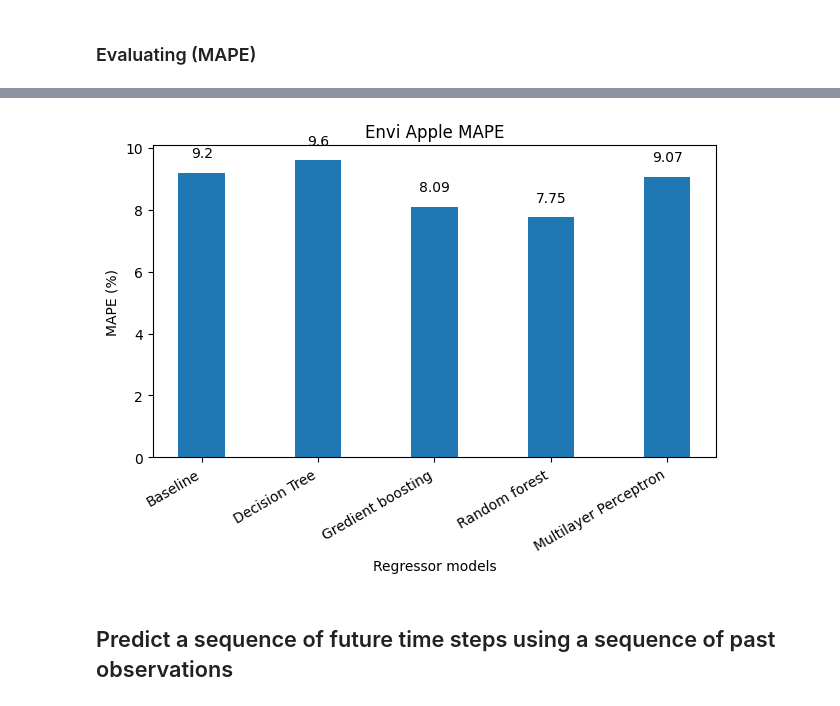
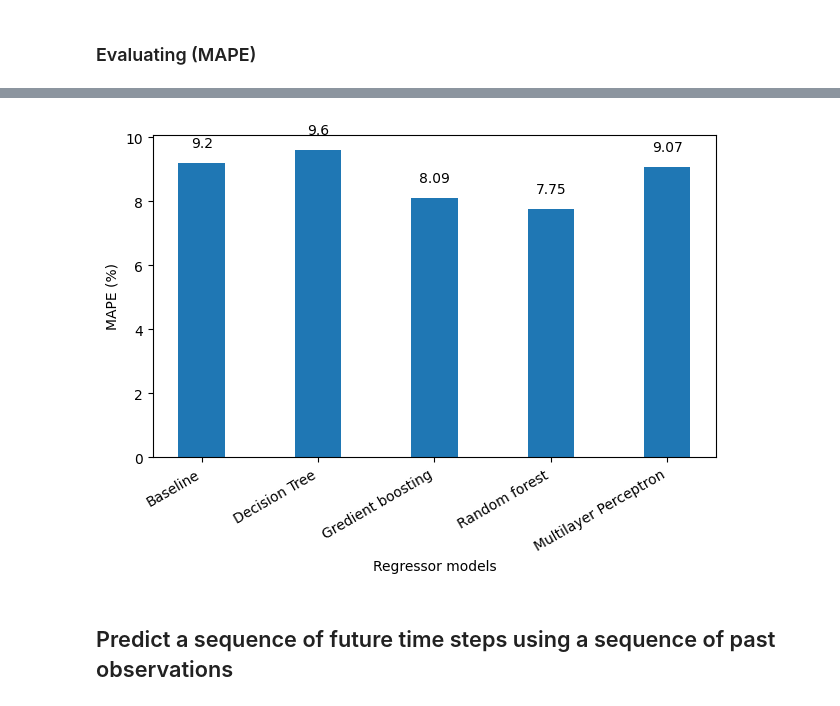
Before and after one commit to OteEnded/AI-Project_Apple, a Jupyter notebook: Mini_Project_2_Africa.ipynb, the cells around one changed output, grey strips where cells are left out. Cells and saved outputs as stored; diff of their text form; code cells hidden in the pictures.

```diff
--- a/Mini_Project_2_Africa.ipynb
+++ b/Mini_Project_2_Africa.ipynb
@@ -57,7 +62,7 @@ def _plot_series(series, series_name, apple, theme):
   plt.plot(xs, ys, label=series_name, color=list(sns.palettes.mpl_palette(theme))[0])
 # %%
 # อ่านข้อมูล เลือกประเทศ Africa
-df = pd.read_csv('./dataset/Apple462.csv')
+df = pd.read_csv('dataset/Apple462.csv')
 df = df[df["region"] == "Africa"]
 # แสดงข้อมูล
 df.info()
@@ -226,23 +236,21 @@ rand_forest_mape = mape(y_test, rand_forest_regr_pred)
 # %%
 x = ['Baseline', 'Decision Tree', 'Gredient boosting', 'Random forest', 'Multilayer Perceptron']
 y = [baseline_mape, dt_mape, gbr_mape, rand_forest_mape, mlp_mape]
 
 fig, ax = plt.subplots()
 
 fig.autofmt_xdate()
 
 ax.bar(x, y, width=0.4)
 ax.set_xlabel('Regressor models')
 ax.set_ylabel('MAPE (%)')
 
 for index, value in enumerate(y):
   plt.text(x=index, y=value + 0.5, s=str(value), ha='center')
 
-plt.title("Envi Apple MAPE")
-
 plt.tight_layout()
 # %% [output]
-[figure, old version]
+[figure, new version]
 # %% [markdown]
 ## Predict a sequence of future time steps using a sequence of past observations
 # %%
```
Also changed, not shown: parts of 22 cells of this notebook, 2 other files.
